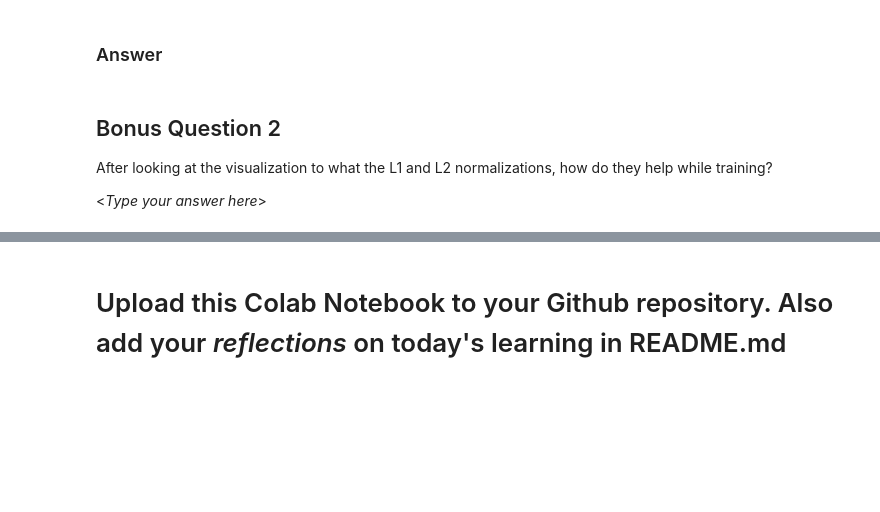
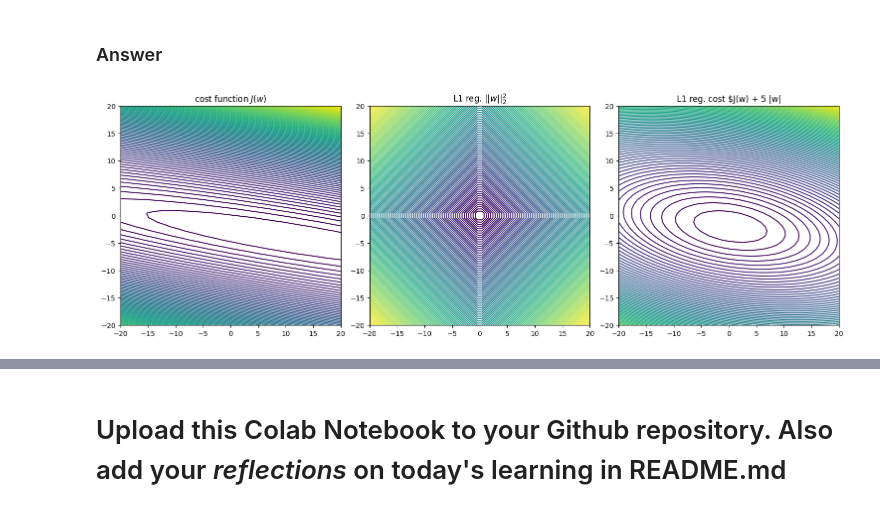
Before and after one commit to ezou6/mit_futuremakers_summer_2023-ezou6, a Jupyter notebook: Module_12_Regularization/Regularization.ipynb, the cells around one changed output, grey strips where cells are left out. Cells and saved outputs as stored; diff of their text form; code cells hidden in the pictures; blank space fills up the shorter version.

Commit message:
Completed Questions 1-3, Bonus Questions 1, 2

```diff
--- a/Module_12_Regularization/Regularization.ipynb
+++ b/Module_12_Regularization/Regularization.ipynb
@@ -531,20 +615,22 @@ Plot the same for L1 regularization
 # %% [markdown]
 ### Answer
 # %%
-cost = #Enter your code here
-l1_penalty = #Enter your code here
-cost_plus_l2 = #Enter your code here
+cost = lambda w: .5*np.mean((w[0] + w[1]*x - y)**2)
+l1_penalty = lambda w: np.sum(np.abs(w))
+cost_plus_l1 = lambda w: cost(w) + 5*l2_penalty(w)
+
+# cost = lambda w: .5*np.mean((w[0] + w[1]*x - y)**2)
+# l2_penalty = lambda w: np.dot(w,w)/2
+# cost_plus_l2 = lambda w: cost(w) + 5*l2_penalty(w)
+
 
 fig, axes = plt.subplots(ncols=3, nrows=1, constrained_layout=True, figsize=(15, 5))
 plot_contour(cost, [-20,20], [-20,20], 50, axes[0])
 axes[0].set_title(r'cost function $J(w)$')
 plot_contour(l1_penalty, [-20,20], [-20,20], 50, axes[1])
 axes[1].set_title(r'L1 reg. $||w||_2^2$')
 plot_contour(cost_plus_l1, [-20,20], [-20,20], 50, axes[2])
-axes[2].set_title(r'L1 reg. cost $J(w) + 5 ||w||_2^2$')
+axes[2].set_title(r'L1 reg. cost $J(w) + 5 |w|')
 plt.show()
+# %% [output]
+[figure, added]
-# %% [markdown]
-## Bonus Question 2
-After looking at the visualization to what the L1 and L2 normalizations, how do they help while training?
-
-\<*Type your answer here*\>
```
Also changed, not shown: parts of 21 cells of this notebook.
